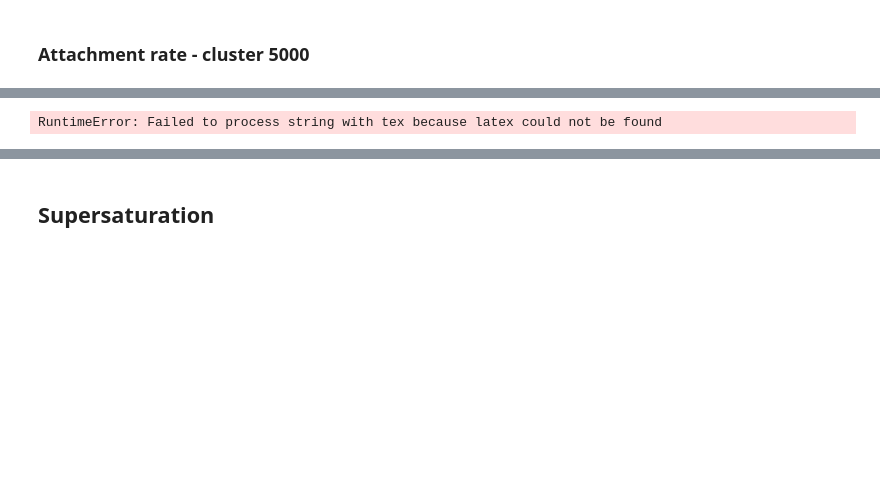
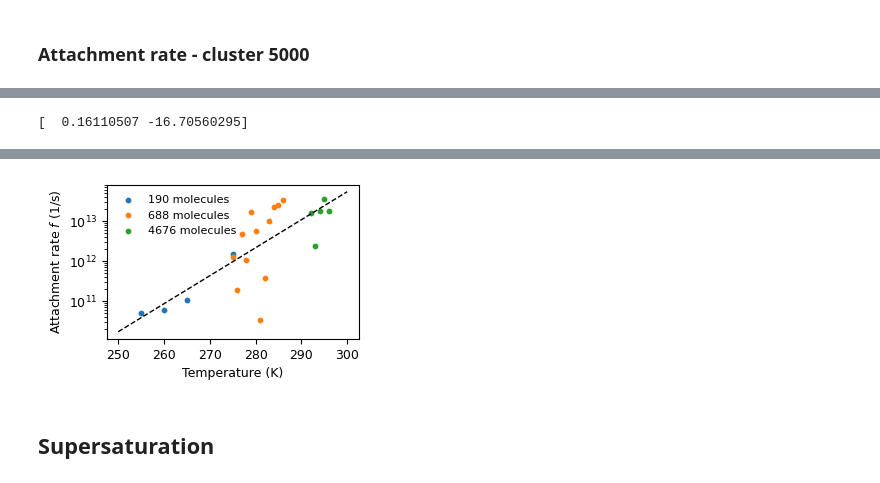
Before and after one commit to Wanqi1996/Feldspar-figures, a Jupyter notebook: Analysis.ipynb, the cells around one changed output, grey strips where cells are left out. Cells and saved outputs as stored; diff of their text form; code cells hidden in the pictures; blank space fills up the shorter version.

```diff
--- a/Analysis.ipynb
+++ b/Analysis.ipynb
@@ -202,7 +258,8 @@ font = {'family' : 'serif',
         'weight'   : 'normal',
         'size'   : 9}
 plt.rc('font', **font)
-plt.rc('text', usetex=True)
+#plt.rc('text', usetex=True)
+plt.rc('text', usetex=False)
 plt.rcParams['figure.figsize'] = (3.25, 2)
 
 colors = plt.rcParams['axes.prop_cycle'].by_key()['color']
@@ -237 +301 @@ plt.show()
-RuntimeError: Failed to process string with tex because latex could not be found
+[  0.16110507 -16.70560295]
@@ -239,3 +319,4 @@ RuntimeError: Failed to process string with tex because latex could not be found
+[figure, added]
 # %% [markdown]
 ## Supersaturation
 # %%
```
Also changed, not shown: parts of 6 cells of this notebook.
